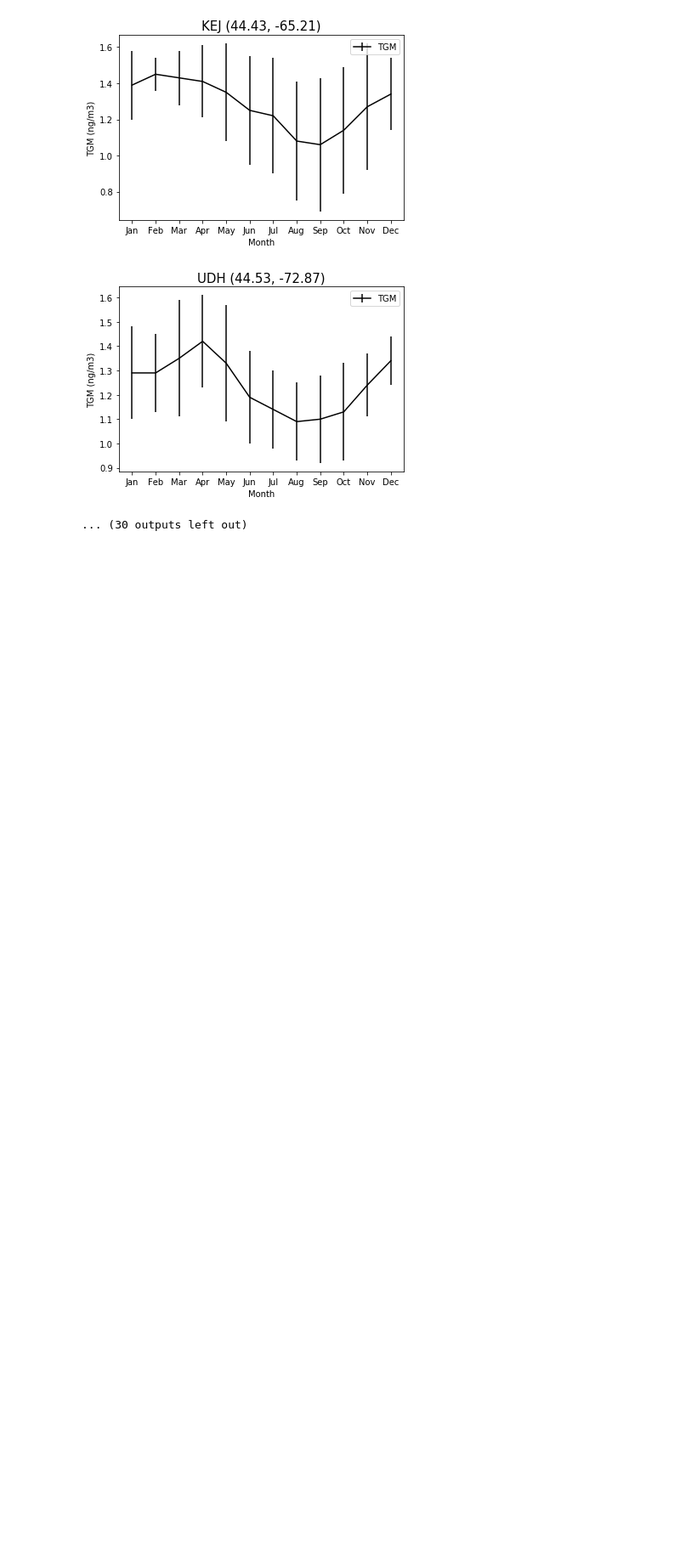
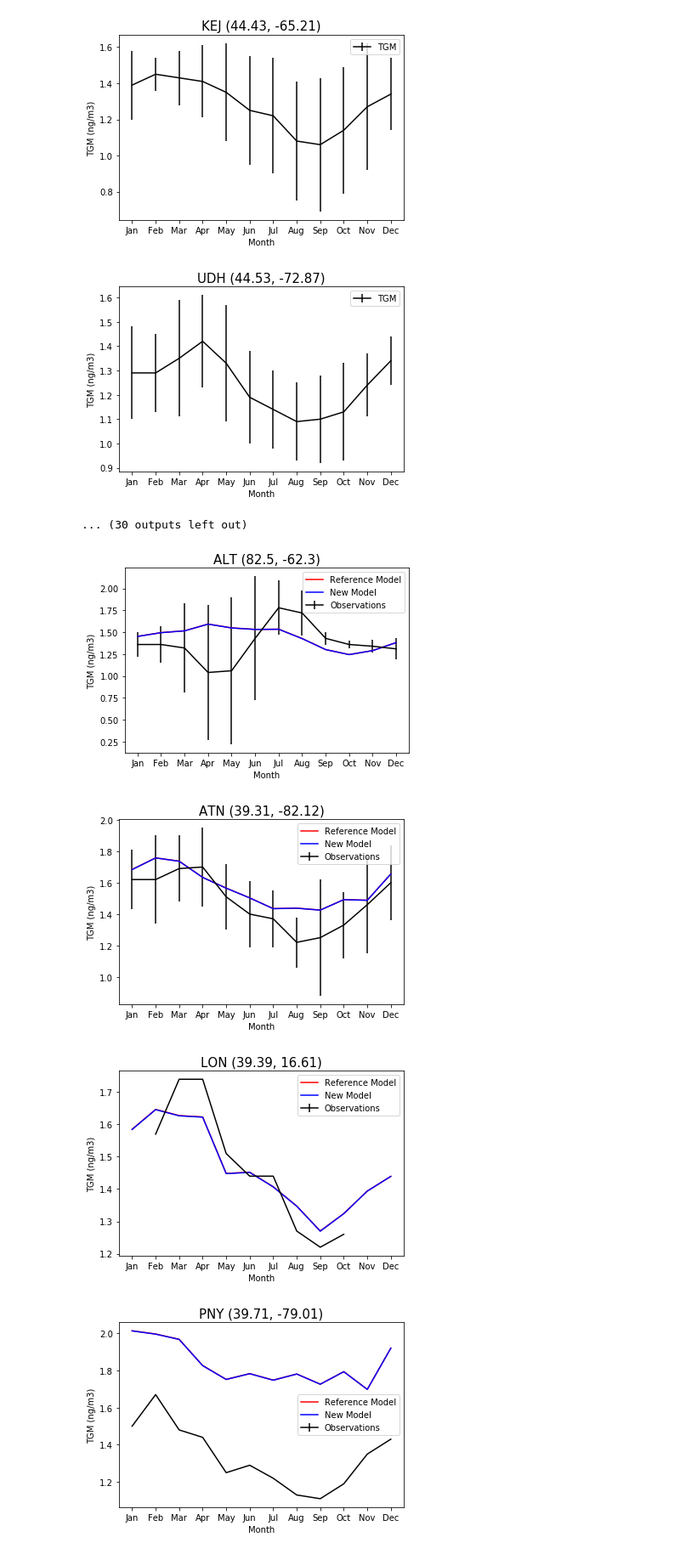
Before and after one commit to arifein/pythonHgBenchmark, a Jupyter notebook: python_plot_season_sites.ipynb, the cells around one changed output. Shown at 85% size. Saved outputs shown, nothing was run; the diff lists cells and outputs as text; code cells hidden in the pictures; blank space fills up the shorter version.

```diff
--- a/python_plot_season_sites.ipynb
+++ b/python_plot_season_sites.ipynb
@@ -248,0 +234,59 @@ for SiteID in HgobsOrder['SiteID'].unique():
+# %%
+Hgobs = pd.read_csv('~/Documents/HG/data/TGMSiteMonthly1.csv', na_values=(-9999))
+
+OLD = '/home/brittany/Documents/HG/pythonHgBenchmark/trac_avg.geosfp_2x25_Hg.v12-01.bpch'
+NEW = '/home/brittany/Documents/HG/pythonHgBenchmark/trac_avg.geosfp_2x25_Hg.v12-01.new.bpch'
+OLD_ds = (xbpch.open_bpchdataset(OLD))
+NEW_ds = xbpch.open_bpchdataset(NEW)
+
+OLD_Hg0m =((OLD_ds['IJ_AVG_S_Hg0'].isel(lev=0)) * 8.93)              #*1e3)
+OLD_Hg2m =((OLD_ds['IJ_AVG_S_Hg2'].isel(lev=0))  * 8.93)                 #   *1e3)
+TGM_Oldm = (OLD_Hg0m + OLD_Hg2m)
+
+# Setting variables for the new model data set
+NEW_Hg0m=((NEW_ds['IJ_AVG_S_Hg0'].isel(lev=0)*8.93)  )
+NEW_Hg2m =((NEW_ds['IJ_AVG_S_Hg2'].isel(lev=0))*8.93)
+TGM_Newm = NEW_Hg0m + NEW_Hg2m
+# %%
+Hgobsorder=Hgobs.sort_values(by=['Lat'], ascending=0)
+HgobsOrder=Hgobsorder.sort_values(by=['Month'])
+# %%
+
+
+
+for SiteID in HgobsOrder[ 'SiteID'].unique():
+
+
+    Dataset = HgobsOrder[HgobsOrder.SiteID == SiteID].reset_index()
+    Lat=Dataset.Lat[0]
+    Lon=Dataset.Lon[0]
+
+
+    OLDco= (TGM_Oldm.sel(lat=Lat, lon=Lon, method='nearest'))
+    NEWco= (TGM_Newm.sel(lat=Lat, lon=Lon, method='nearest'))
+
+
+
+
+    Dataset.index=pd.to_datetime(Dataset.Month, format='%m')
+#    OLDco.index=pd.to_datetime(OLDco.Month, format='%m')
+
+    #plt.figure()
+    ax=Dataset.plot(x='Month', y='Concentration',yerr='Standard deviation' ,color= "k")
+    ax.plot(Dataset.Month,OLDco.data,color='red')
+    ax.plot(Dataset.Month,NEWco.data,color='blue')
+    plt.xlabel('Month')
+    plt.ylabel('TGM (ng/m3)')
+    plt.legend([ 'Reference Model','New Model', 'Observations'])
+    plt.title('{0} ({1}, {2})'.format(SiteID, Lat, Lon), fontsize=15)
+
+    ax.set_xticks(Dataset.Month)
+
+    ax.set_xticklabels(Dataset.index.strftime('%b'))
+
+    plt.show()
+# %% [output]
+[figure, added]
+[figure, added]
+[figure, added]
+[figure, added]
```
Also changed, not shown: parts of 8 cells of this notebook, 3 other files.
